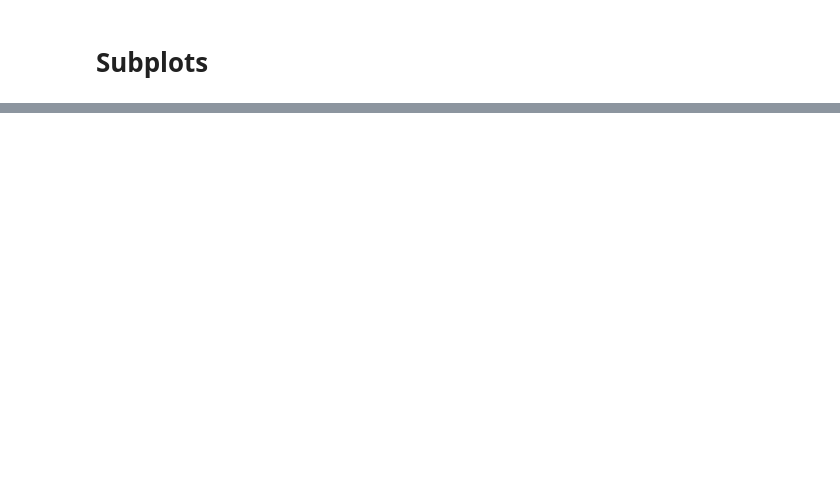
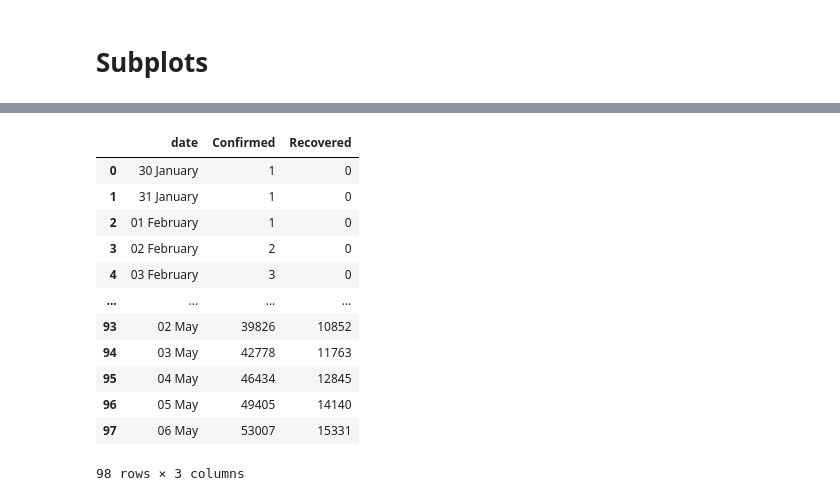
Before and after one commit to VasaviLagishetty/COVID19, a Jupyter notebook: COVID19.ipynb, the cells around one changed output, grey strips where cells are left out. Cells and saved outputs as stored; diff of their text form; code cells hidden in the pictures; blank space fills up the shorter version.

```diff
--- a/COVID19.ipynb
+++ b/COVID19.ipynb
@@ -308,0 +347,20 @@ fig.write_html('COVID19.html', auto_open=True)
+# %%
+df = df.drop(['dailyconfirmed','dailydeceased','dailyrecovered','totaldeceased'], axis=1)
+# %%
+df.rename(columns={'totalconfirmed' : 'Confirmed','totalrecovered' : 'Recovered'},inplace=True)
+# %%
+df
+# %% [output]
+|  | date | Confirmed | Recovered |
+| 0 | 30 January | 1 | 0 |
+| 1 | 31 January | 1 | 0 |
+| 2 | 01 February | 1 | 0 |
+| 3 | 02 February | 2 | 0 |
+| 4 | 03 February | 3 | 0 |
+| ... | ... | ... | ... |
+| 93 | 02 May | 39826 | 10852 |
+| 94 | 03 May | 42778 | 11763 |
+| 95 | 04 May | 46434 | 12845 |
+| 96 | 05 May | 49405 | 14140 |
+| 97 | 06 May | 53007 | 15331 |
+98 rows × 3 columns
```
Also changed, not shown: parts of 12 cells of this notebook.
